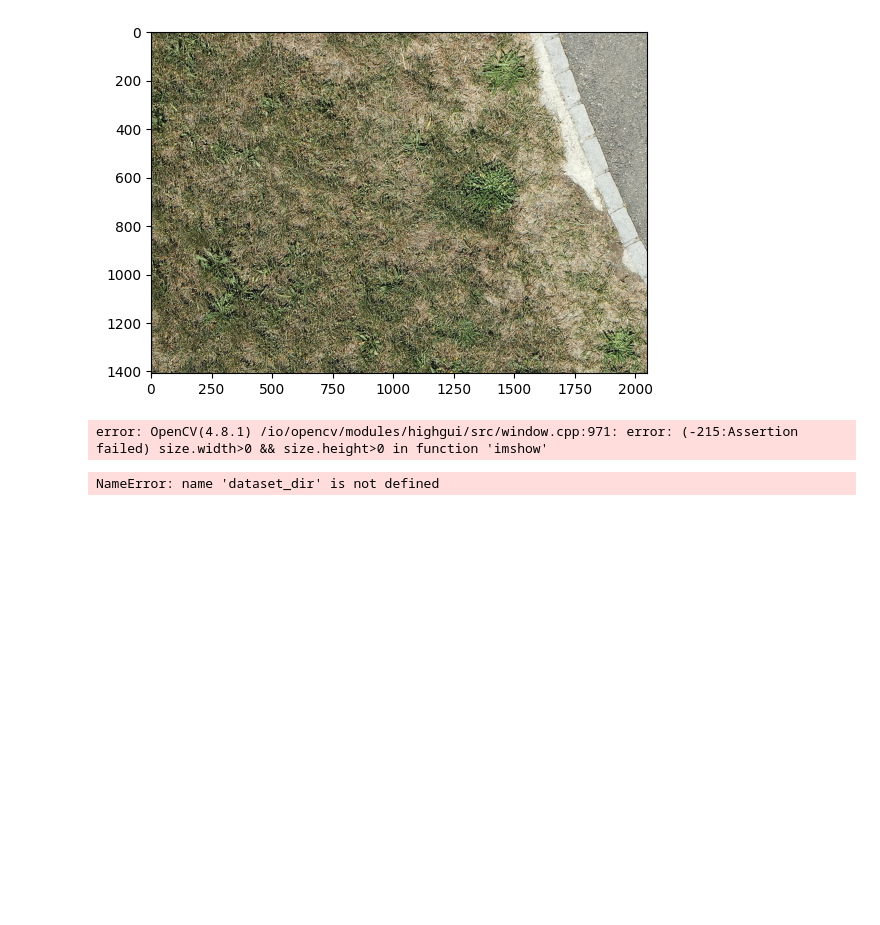
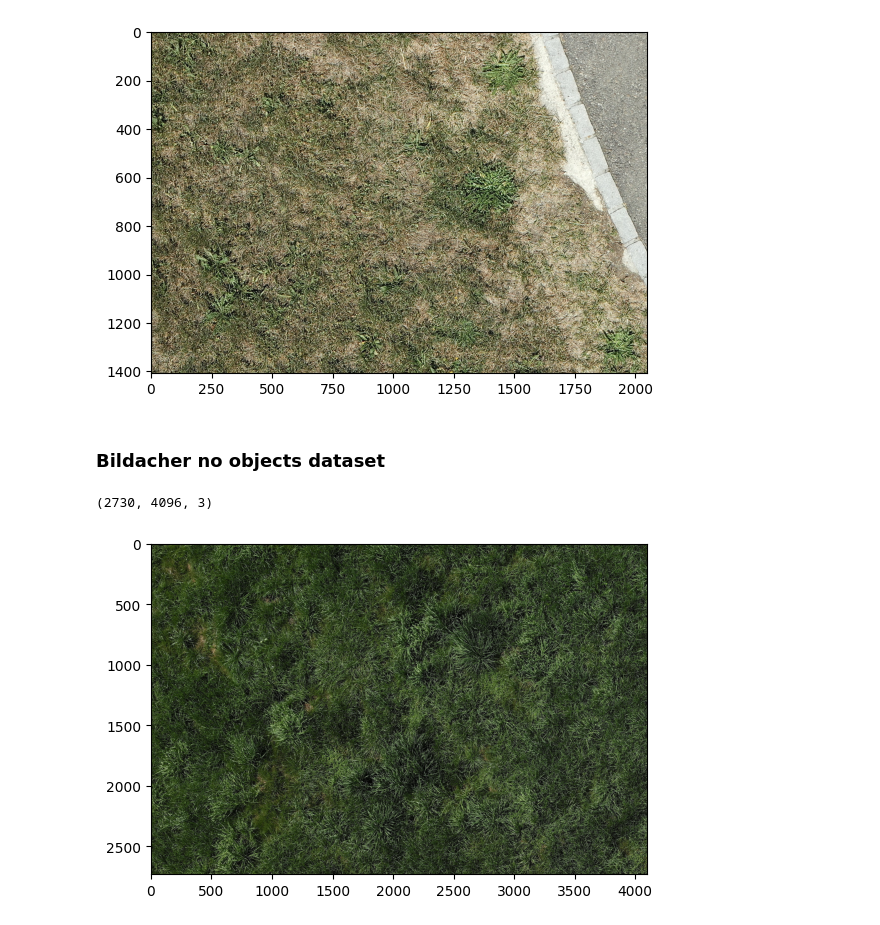
Before and after one commit to Joaquin-Gajardo/SDSC-hackathon-2023, a Jupyter notebook: notebook/prepare_data/pytorch_dataset_dev.ipynb, the cells around one changed output. Cells and saved outputs as stored; diff of their text form; code cells hidden in the pictures; blank space fills up the shorter version.

Commit message:
WIP updates in dataset

```diff
--- a/notebook/prepare_data/pytorch_dataset_dev.ipynb
+++ b/notebook/prepare_data/pytorch_dataset_dev.ipynb
@@ -32,24 +55,14 @@ torch.Size([3, 1408, 2048])
 plot_tensor(image)
 # %% [output]
 [figure]
-# %%
-cv2.imshow('image', image)
-cv2.waitKey(0)
-# %% [output]
-error: OpenCV(4.8.1) /io/opencv/modules/highgui/src/window.cpp:971: error: (-215:Assertion failed) size.width>0 && size.height>0 in function 'imshow'
-# %%
-bboxes = dataset_dir / 'coco' / 'output.json'
-images = dataset_dir / 'images'
-
-#%%
-coco = COCO(bboxes)
-
-#%%
-catIds = coco.getCatIds(catNms=['rumex_leaf']) #Add more categories ['person','dog']
-imgIds = coco.getImgIds(catIds=catIds )
-if not os.path.exists(seg_output_path):
-    os.mkdir(original_img_path)
-if not os.path.exists(original_img_path):
-    os.mkdir(original_img_path)
-# %% [output]
-NameError: name 'dataset_dir' is not defined
+# %% [markdown]
+### Bildacher no objects dataset
+# %%
+
+img = Image.open(Path('../../data/raw/bildacher/no_objects/DJI_20210901141907_0044_01_01.png'))
+img = np.array(img)
+plt.imshow(img)
+img.shape
+# %% [output]
+(2730, 4096, 3)
+[figure, added]
```
Also changed, not shown: parts of 7 cells of this notebook, 2 other files.
